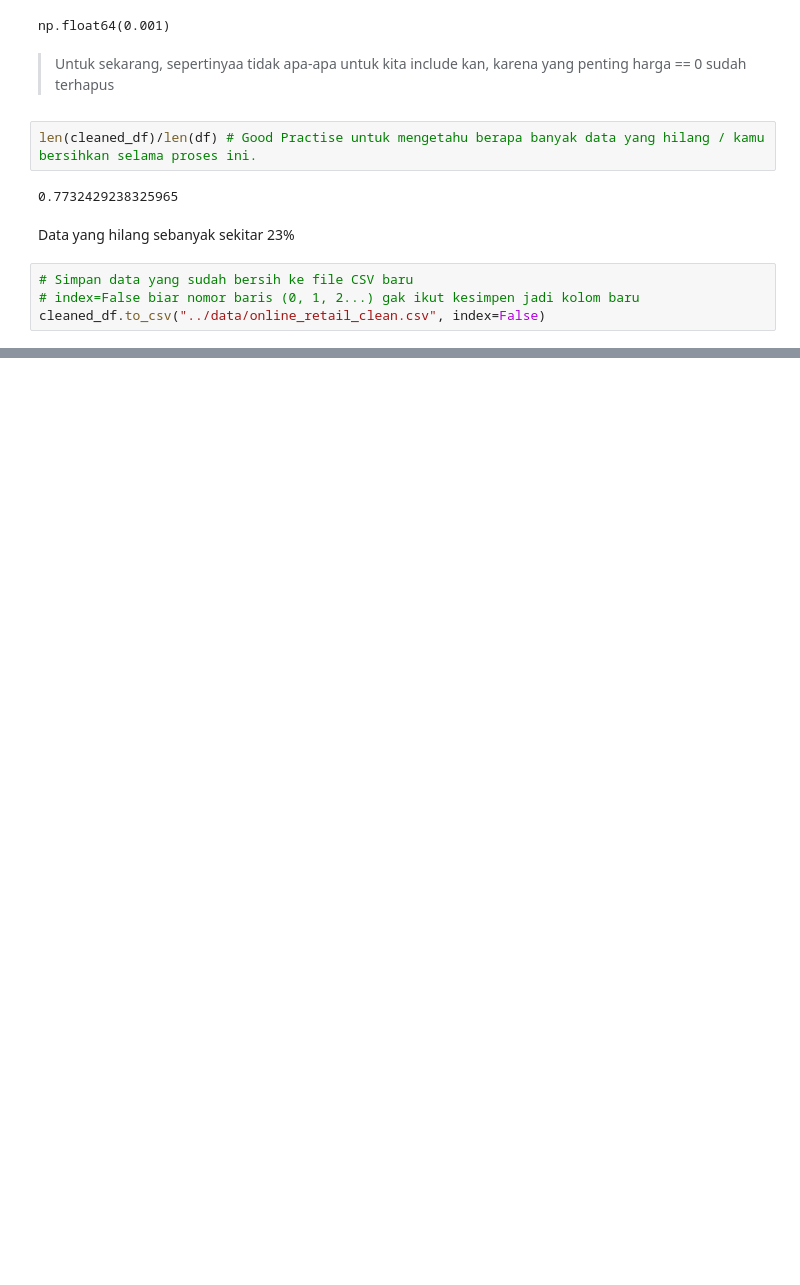
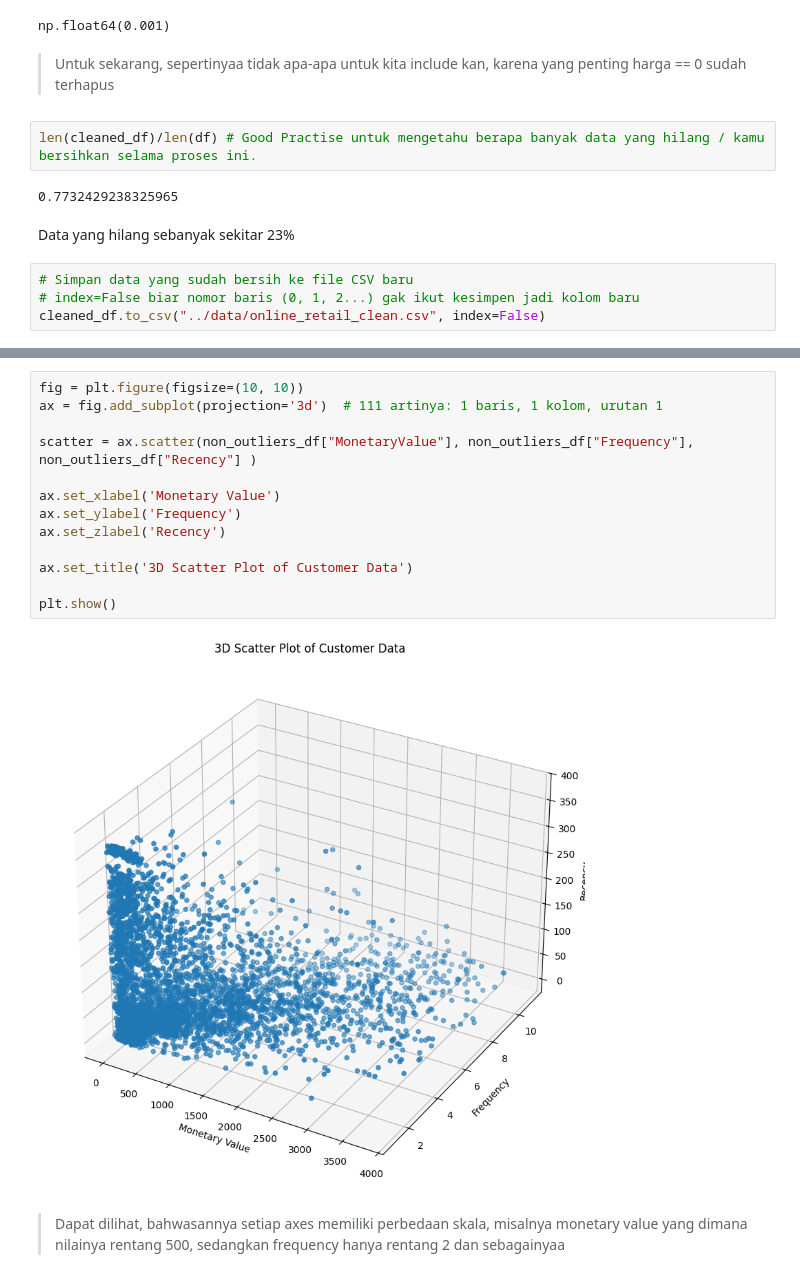
Before and after one commit to Zendin110206/online-retail-customer-segmentation, a Jupyter notebook: notebooks/online-retail-data-clustering.ipynb, the cells around one changed output, grey strips where cells are left out. Drawn from its saved outputs; the diff is of its cells as text; blank space fills up the shorter version.

```diff
--- a/notebooks/online-retail-data-clustering.ipynb
+++ b/notebooks/online-retail-data-clustering.ipynb
@@ -811,0 +1418,17 @@ or you can play with this : [Visualizing K-Means Clustering - Naftali Harris](ht
+# %%
+fig = plt.figure(figsize=(10, 10))
+ax = fig.add_subplot(projection='3d')  # 111 artinya: 1 baris, 1 kolom, urutan 1
+
+scatter = ax.scatter(non_outliers_df["MonetaryValue"], non_outliers_df["Frequency"], non_outliers_df["Recency"] )
+
+ax.set_xlabel('Monetary Value')
+ax.set_ylabel('Frequency')
+ax.set_zlabel('Recency')
+
+ax.set_title('3D Scatter Plot of Customer Data')
+
+plt.show()
+# %% [output]
+[figure, added]
+# %% [markdown]
+> Dapat dilihat, bahwasannya setiap axes memiliki perbedaan skala, misalnya monetary value yang dimana nilainya rentang 500, sedangkan frequency hanya rentang 2 dan sebagainyaa
```
Also changed, not shown: parts of 33 cells of this notebook.
